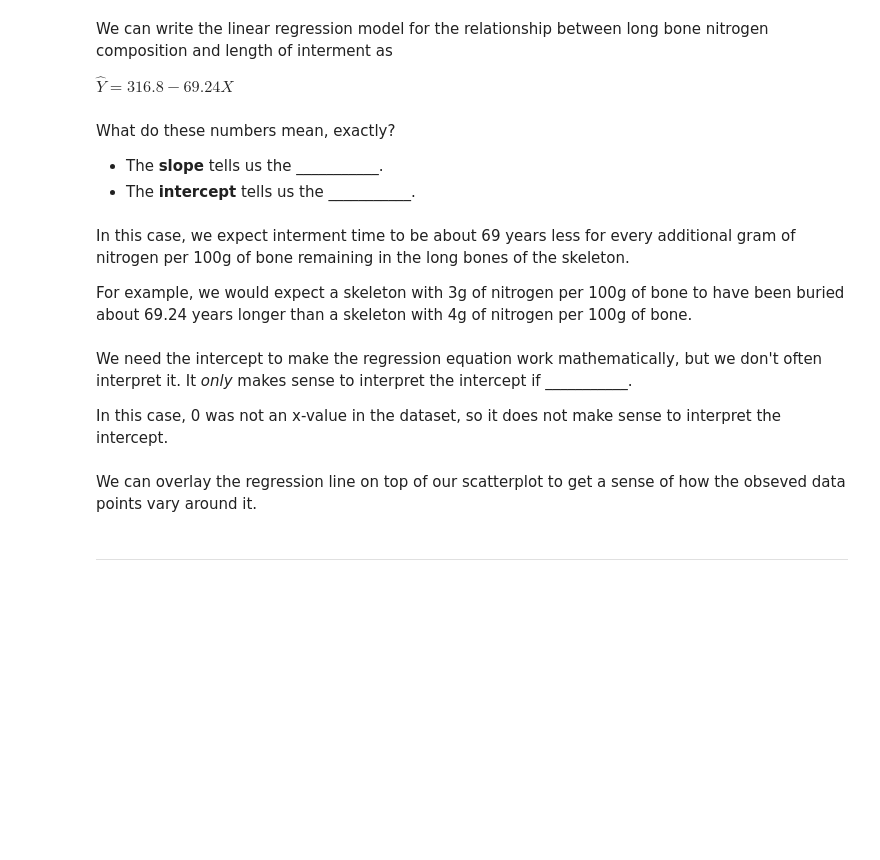
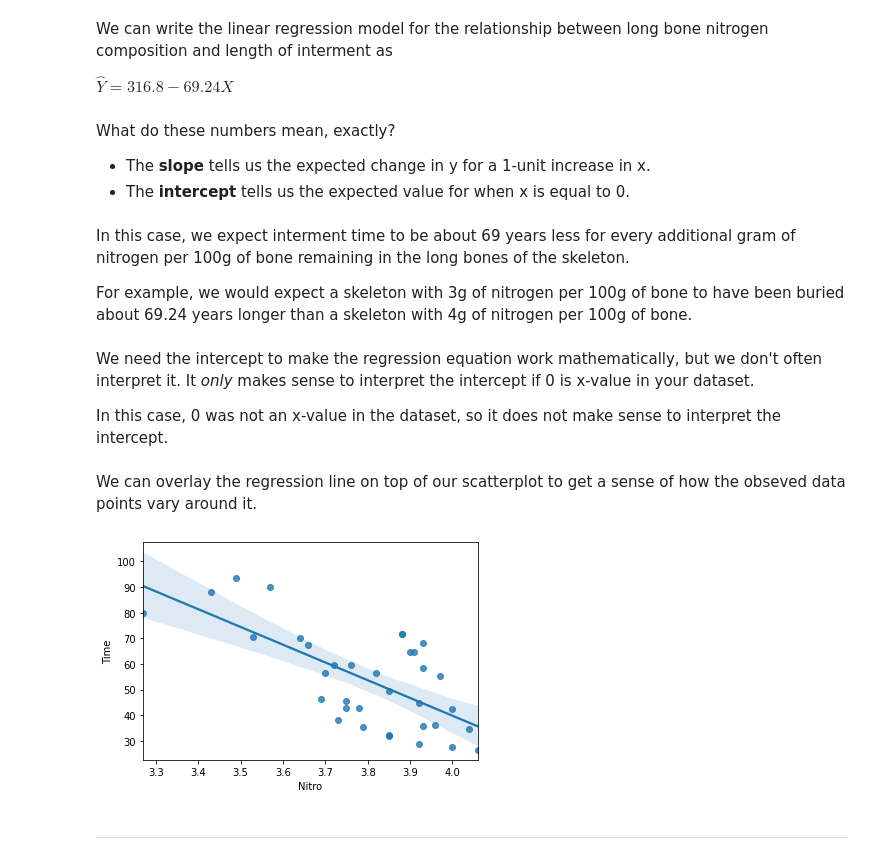
Before and after one commit to mariokart345/DS-Unit-1-Sprint-3-Linear-Algebra, a Jupyter notebook: module1-linear-correlation-regression/LS_DS_131_Simple_Linear_Regression.ipynb, the cells around one changed output. Drawn from its saved outputs; the diff is of its cells as text; code cells hidden in the pictures; blank space fills up the shorter version.

```diff
--- a/module1-linear-correlation-regression/LS_DS_131_Simple_Linear_Regression.ipynb
+++ b/module1-linear-correlation-regression/LS_DS_131_Simple_Linear_Regression.ipynb
@@ -102,2 +136,6 @@ plt.show()
 # %% [markdown]
 Because there is a biological reason that oil contamination might obscure the true relationship between long bone nitrogen composition and interrment time, we will remove those observations from our dataset before we begin analyses.
+# %%
+#Drop records with NAs and rename the dataset longbones
+longbones = df.dropna()
+print(longbones)
@@ -183,18 +251,25 @@ $\hat{Y} = 316.8 - 69.24 X$
 # %% [markdown]
 What do these numbers mean, exactly?
 
-- The **slope** tells us the ___________.
-- The **intercept** tells us the ___________.
+- The **slope** tells us the expected change in y for a 1-unit increase in x.
+- The **intercept** tells us the expected value for when x is equal to 0.
 # %% [markdown]
 In this case, we expect interment time to be about 69 years less for every additional gram of nitrogen per 100g of bone remaining in the long bones of the skeleton.
 
 For example, we would expect a skeleton with 3g of nitrogen per 100g of bone to have been buried about 69.24 years longer than a skeleton with 4g of nitrogen per 100g of bone.
 # %% [markdown]
-We need the intercept to make the regression equation work mathematically, but we don't often interpret it.  It *only* makes sense to interpret the intercept if ___________.
+We need the intercept to make the regression equation work mathematically, but we don't often interpret it.  It *only* makes sense to interpret the intercept if 0 is x-value in your dataset.
 
 In this case, 0 was not an x-value in the dataset, so it does not make sense to interpret the intercept.
 # %% [markdown]
 We can overlay the regression line on top of our scatterplot to get a sense of how the obseved data points vary around it.
+# %%
+#Use seaborn to create the scatterplot and overlay the regression line
+import seaborn as sns
+#Turn off CI for plotting using ci parameter
+ax=sns.regplot(x='Nitro',y='Time',data=longbones,ci=95)
+# %% [output]
+[figure, added]
 # %% [markdown]
 
 
```
Also changed, not shown: parts of 26 cells of this notebook.
